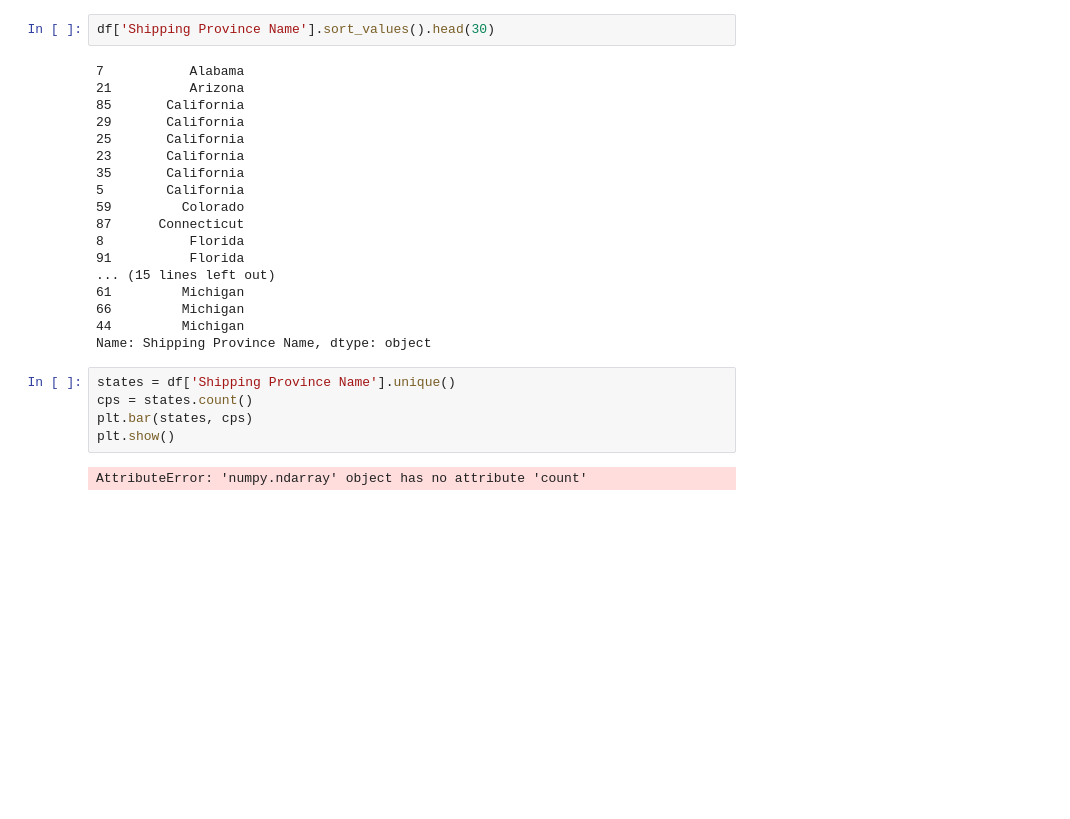
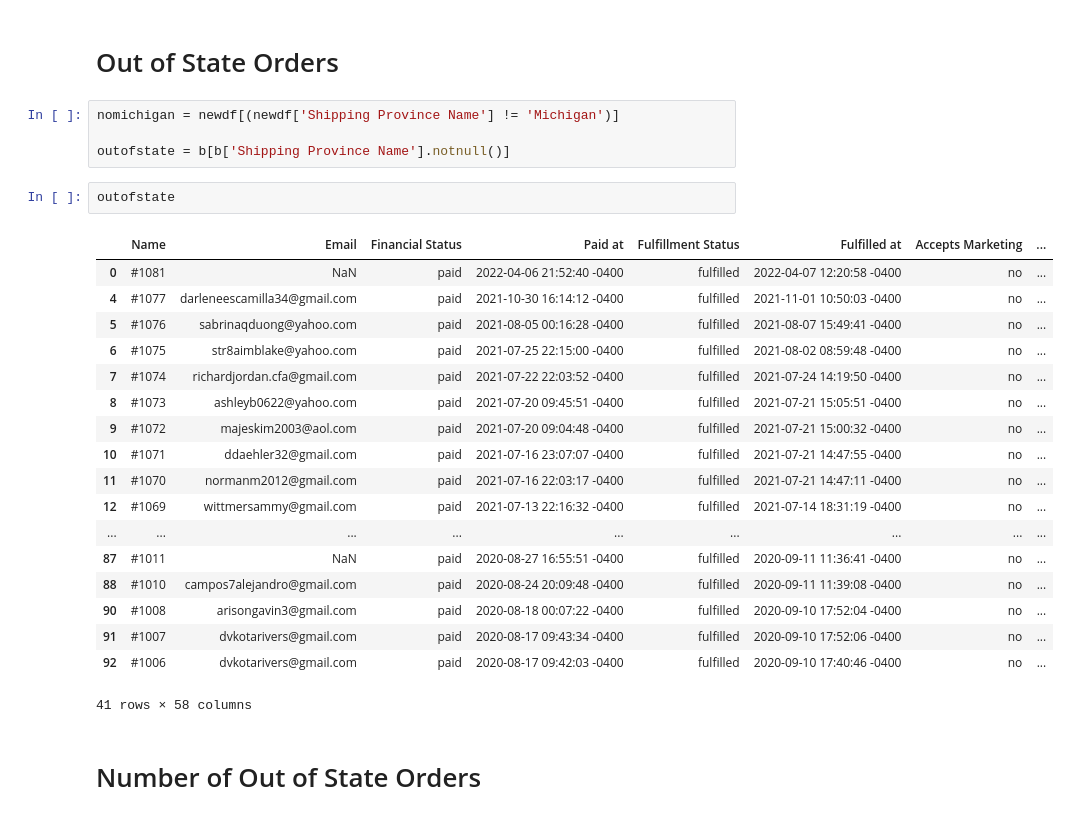
Before and after one commit to ethompson17/Explorer_Analytics, a Jupyter notebook: Explorer Analytics.ipynb, the cells around one changed output. Saved outputs shown, nothing was run; the diff lists cells and outputs as text; blank space fills up the shorter version.

```diff
--- a/Explorer Analytics.ipynb
+++ b/Explorer Analytics.ipynb
@@ -16,30 +105,32 @@ array(['Ohio', 'Michigan', 'Texas', 'California', 'Florida', 'Alabama',
        'Massachusetts', 'Iowa', 'New York', 'Pennsylvania', 'Idaho',
        'Maryland', 'Minnesota', 'Wisconsin', 'Colorado', 'Connecticut'],
       dtype=object)
+# %% [markdown]
+# Out of State Orders
 # %%
-df['Shipping Province Name'].sort_values().head(30)
+nomichigan = newdf[(newdf['Shipping Province Name'] != 'Michigan')]
+
+outofstate = b[b['Shipping Province Name'].notnull()]
-# %% [output]
-7           Alabama
-21          Arizona
-85       California
-29       California
-25       California
-23       California
-35       California
-5        California
-59         Colorado
-87      Connecticut
-8           Florida
-91          Florida
-... (15 lines left out)
-61         Michigan
-66         Michigan
-44         Michigan
-Name: Shipping Province Name, dtype: object
-# %%
-states = df['Shipping Province Name'].unique()
-cps = states.count()
-plt.bar(states, cps)
-plt.show()
-# %% [output]
-AttributeError: 'numpy.ndarray' object has no attribute 'count'
+# %%
+outofstate
+# %% [output]
+|  | Name | Email | Financial Status | Paid at | Fulfillment Status | Fulfilled at | Accepts Marketing | ... |
+| 0 | #1081 | NaN | paid | 2022-04-06 21:52:40 -0400 | fulfilled | 2022-04-07 12:20:58 -0400 | no | ... |
+| 4 | #1077 | darleneescamilla34@gmail.com | paid | 2021-10-30 16:14:12 -0400 | fulfilled | 2021-11-01 10:50:03 -0400 | no | ... |
+| 5 | #1076 | sabrinaqduong@yahoo.com | paid | 2021-08-05 00:16:28 -0400 | fulfilled | 2021-08-07 15:49:41 -0400 | no | ... |
+| 6 | #1075 | str8aimblake@yahoo.com | paid | 2021-07-25 22:15:00 -0400 | fulfilled | 2021-08-02 08:59:48 -0400 | no | ... |
+| 7 | #1074 | richardjordan.cfa@gmail.com | paid | 2021-07-22 22:03:52 -0400 | fulfilled | 2021-07-24 14:19:50 -0400 | no | ... |
+| 8 | #1073 | ashleyb0622@yahoo.com | paid | 2021-07-20 09:45:51 -0400 | fulfilled | 2021-07-21 15:05:51 -0400 | no | ... |
+| 9 | #1072 | majeskim2003@aol.com | paid | 2021-07-20 09:04:48 -0400 | fulfilled | 2021-07-21 15:00:32 -0400 | no | ... |
+| 10 | #1071 | ddaehler32@gmail.com | paid | 2021-07-16 23:07:07 -0400 | fulfilled | 2021-07-21 14:47:55 -0400 | no | ... |
+| 11 | #1070 | normanm2012@gmail.com | paid | 2021-07-16 22:03:17 -0400 | fulfilled | 2021-07-21 14:47:11 -0400 | no | ... |
+| 12 | #1069 | wittmersammy@gmail.com | paid | 2021-07-13 22:16:32 -0400 | fulfilled | 2021-07-14 18:31:19 -0400 | no | ... |
+| ... | ... | ... | ... | ... | ... | ... | ... | ... |
+| 87 | #1011 | NaN | paid | 2020-08-27 16:55:51 -0400 | fulfilled | 2020-09-11 11:36:41 -0400 | no | ... |
+| 88 | #1010 | campos7alejandro@gmail.com | paid | 2020-08-24 20:09:48 -0400 | fulfilled | 2020-09-11 11:39:08 -0400 | no | ... |
+| 90 | #1008 | arisongavin3@gmail.com | paid | 2020-08-18 00:07:22 -0400 | fulfilled | 2020-09-10 17:52:04 -0400 | no | ... |
+| 91 | #1007 | dvkotarivers@gmail.com | paid | 2020-08-17 09:43:34 -0400 | fulfilled | 2020-09-10 17:52:06 -0400 | no | ... |
+| 92 | #1006 | dvkotarivers@gmail.com | paid | 2020-08-17 09:42:03 -0400 | fulfilled | 2020-09-10 17:40:46 -0400 | no | ... |
+41 rows × 58 columns
+# %% [markdown]
+# Number of Out of State Orders
```
Also changed, not shown: parts of 13 cells of this notebook.
